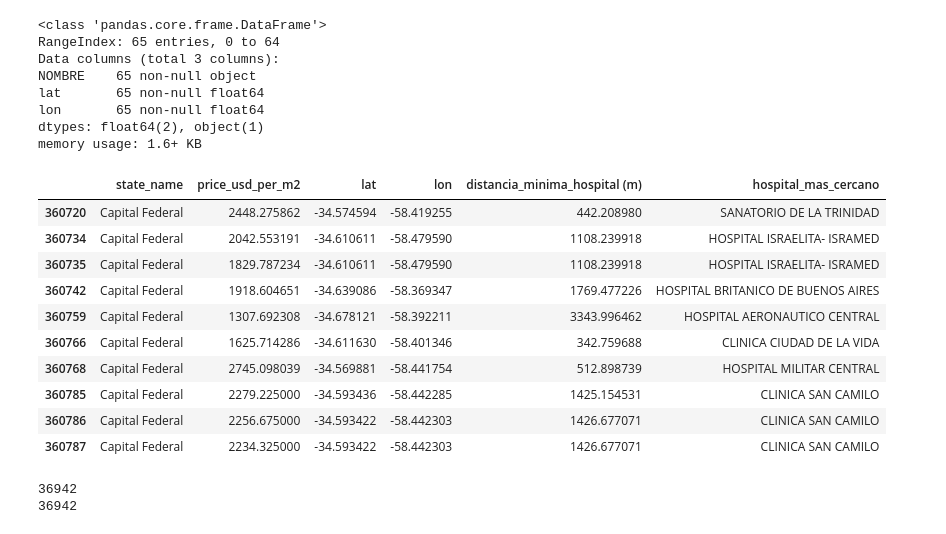
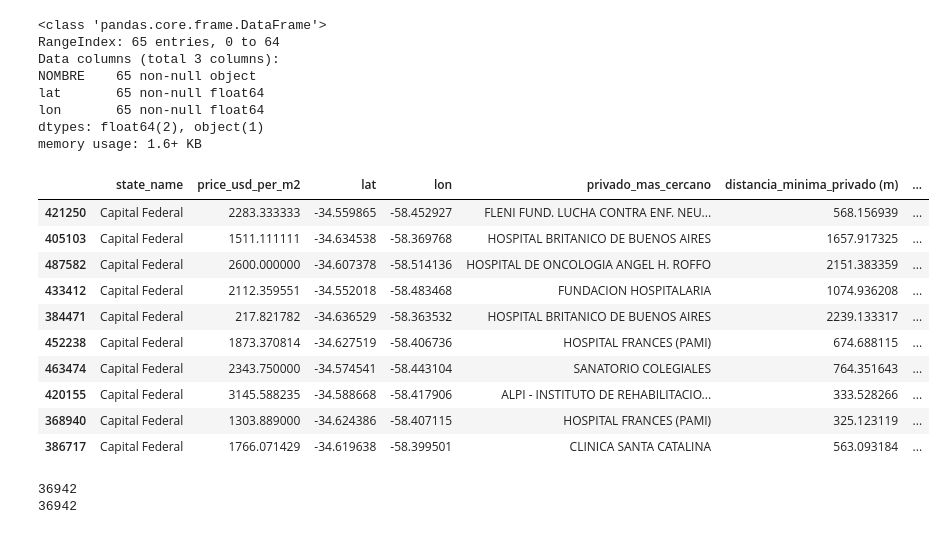
Before and after one commit to MatiasReimondo/Datos, a Jupyter notebook: Areas hospitalarias.ipynb, the cells around one changed output. Saved outputs shown, nothing was run; the diff lists cells and outputs as text; code cells hidden in the pictures.

```diff
--- a/Areas hospitalarias.ipynb
+++ b/Areas hospitalarias.ipynb
@@ -111,27 +189,3 @@ def dist(lat1,lon1,lat2,lon2):
     c = 2 * math.atan2(math.sqrt(a), math.sqrt(1-a))
     return c * 6371 * 1000
     #return np.abs((lat1 - lat2) + (lon1 - lon2))
-
-def encontrar_escuela_mas_cercana(lat, lon):
-    distancias = privado.apply(lambda row: dist(lat, lon, row['lat'], row['lon']), axis=1)
-    return privado.loc[distancias.idxmin(), 'NOMBRE']
-
-def dist2(lat,lon):
-    distancias = privado.apply(lambda row: dist(lat, lon, row['lat'], row['lon']), axis=1)
-    return distancias.min()
-
-precio_segun_distancia['hospital_mas_cercano'] = precio_segun_distancia.apply(lambda row: encontrar_escuela_mas_cercana(row['lat'], row['lon']), axis=1)
-precio_segun_distancia['distancia_minima_hospital (m)'] = precio_segun_distancia.apply(lambda row: dist2(row['lat'],row['lon']), axis=1)
-precio_segun_distancia.head(10)
-# %% [output]
-|  | state_name | price_usd_per_m2 | lat | lon | distancia_minima_hospital (m) | hospital_mas_cercano |
-| 360720 | Capital Federal | 2448.275862 | -34.574594 | -58.419255 | 442.208980 | SANATORIO DE LA TRINIDAD |
-| 360734 | Capital Federal | 2042.553191 | -34.610611 | -58.479590 | 1108.239918 | HOSPITAL ISRAELITA- ISRAMED |
-| 360735 | Capital Federal | 1829.787234 | -34.610611 | -58.479590 | 1108.239918 | HOSPITAL ISRAELITA- ISRAMED |
-| 360742 | Capital Federal | 1918.604651 | -34.639086 | -58.369347 | 1769.477226 | HOSPITAL BRITANICO DE BUENOS AIRES |
-| 360759 | Capital Federal | 1307.692308 | -34.678121 | -58.392211 | 3343.996462 | HOSPITAL AERONAUTICO CENTRAL |
-| 360766 | Capital Federal | 1625.714286 | -34.611630 | -58.401346 | 342.759688 | CLINICA CIUDAD DE LA VIDA |
-| 360768 | Capital Federal | 2745.098039 | -34.569881 | -58.441754 | 512.898739 | HOSPITAL MILITAR CENTRAL |
-| 360785 | Capital Federal | 2279.225000 | -34.593436 | -58.442285 | 1425.154531 | CLINICA SAN CAMILO |
-| 360786 | Capital Federal | 2256.675000 | -34.593422 | -58.442303 | 1426.677071 | CLINICA SAN CAMILO |
-| 360787 | Capital Federal | 2234.325000 | -34.593422 | -58.442303 | 1426.677071 | CLINICA SAN CAMILO |
@@ -138,3 +213,26 @@ precio_segun_distancia.head(10)
+# %%
+#Agrego columnas al dataframe con el hospital privado y centro privado más cercanos
+#y las distancias mínimas a los mismos
+precio_segun_distancia['privado_mas_cercano'] = precio_segun_distancia.apply(lambda row: encontrar_privado_mas_cercano(row['lat'], row['lon']), axis=1)
+precio_segun_distancia['distancia_minima_privado (m)'] = precio_segun_distancia.apply(lambda row: dist2(row['lat'],row['lon']), axis=1)
+
+precio_segun_distancia['publico_mas_cercano'] = precio_segun_distancia.apply(lambda row: encontrar_publico_mas_cercano(row['lat'], row['lon']), axis=1)
+precio_segun_distancia['distancia_minima_publico (m)'] = precio_segun_distancia.apply(lambda row: dist3(row['lat'],row['lon']), axis=1)
+
+
+precio_segun_distancia.sample(10)
+# %% [output]
+|  | state_name | price_usd_per_m2 | lat | lon | privado_mas_cercano | distancia_minima_privado (m) | ... |
+| 421250 | Capital Federal | 2283.333333 | -34.559865 | -58.452927 | FLENI FUND. LUCHA CONTRA ENF. NEU... | 568.156939 | ... |
+| 405103 | Capital Federal | 1511.111111 | -34.634538 | -58.369768 | HOSPITAL BRITANICO DE BUENOS AIRES | 1657.917325 | ... |
+| 487582 | Capital Federal | 2600.000000 | -34.607378 | -58.514136 | HOSPITAL DE ONCOLOGIA ANGEL H. ROFFO | 2151.383359 | ... |
+| 433412 | Capital Federal | 2112.359551 | -34.552018 | -58.483468 | FUNDACION HOSPITALARIA | 1074.936208 | ... |
+| 384471 | Capital Federal | 217.821782 | -34.636529 | -58.363532 | HOSPITAL BRITANICO DE BUENOS AIRES | 2239.133317 | ... |
+| 452238 | Capital Federal | 1873.370814 | -34.627519 | -58.406736 | HOSPITAL FRANCES (PAMI) | 674.688115 | ... |
+| 463474 | Capital Federal | 2343.750000 | -34.574541 | -58.443104 | SANATORIO COLEGIALES | 764.351643 | ... |
+| 420155 | Capital Federal | 3145.588235 | -34.588668 | -58.417906 | ALPI - INSTITUTO DE REHABILITACIO... | 333.528266 | ... |
+| 368940 | Capital Federal | 1303.889000 | -34.624386 | -58.407115 | HOSPITAL FRANCES (PAMI) | 325.123119 | ... |
+| 386717 | Capital Federal | 1766.071429 | -34.619638 | -58.399501 | CLINICA SANTA CATALINA | 563.093184 | ... |
 # %%
 print(len(precio_segun_distancia))
 precio_segun_distancia.dropna(inplace=True)
```
Also changed, not shown: parts of 10 cells of this notebook.
